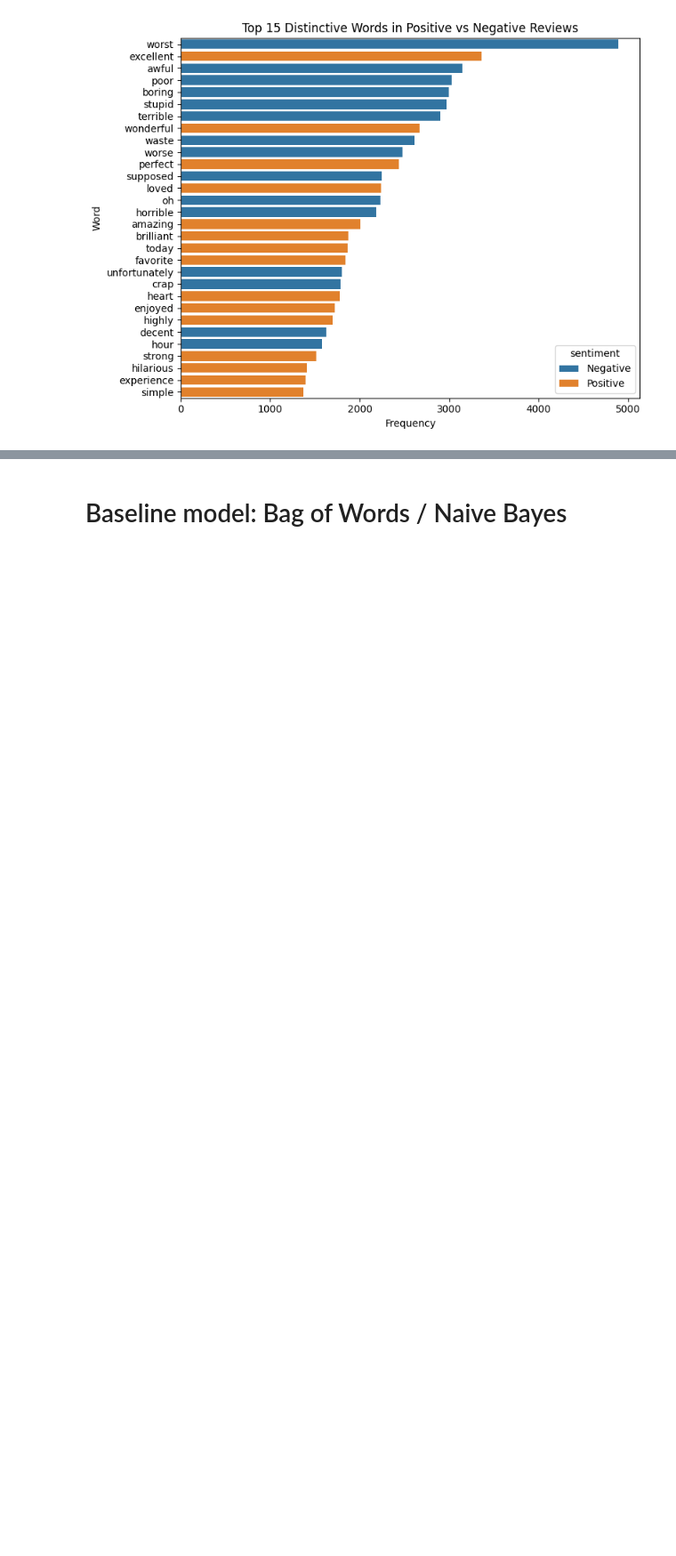
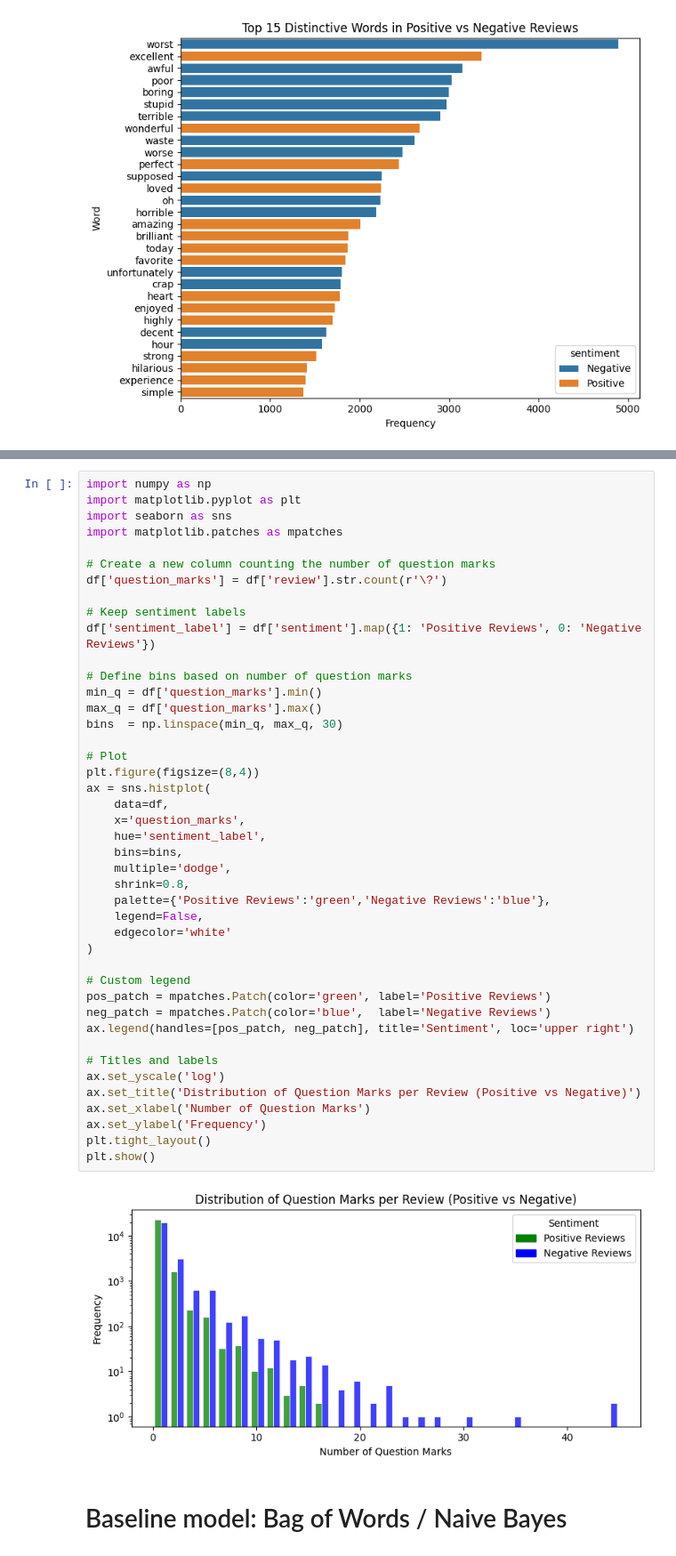
Before and after one commit to mmcphie04/nlp-sentiment-analysis, a Jupyter notebook: milestone3.ipynb, the cells around one changed output, grey strips where cells are left out. Shown: that part at 89% size. Cells and saved outputs as stored; diff of their text form; blank space fills up the shorter version.

```diff
--- a/milestone3.ipynb
+++ b/milestone3.ipynb
@@ -215,3 +251,48 @@ plt.show()
+# %%
+import numpy as np
+import matplotlib.pyplot as plt
+import seaborn as sns
+import matplotlib.patches as mpatches
+
+# Create a new column counting the number of question marks
+df['question_marks'] = df['review'].str.count(r'\?')
+
+# Keep sentiment labels
+df['sentiment_label'] = df['sentiment'].map({1: 'Positive Reviews', 0: 'Negative Reviews'})
+
+# Define bins based on number of question marks
+min_q = df['question_marks'].min()
+max_q = df['question_marks'].max()
+bins  = np.linspace(min_q, max_q, 30)
+
+# Plot
+plt.figure(figsize=(8,4))
+ax = sns.histplot(
+    data=df,
+    x='question_marks',
+    hue='sentiment_label',
+    bins=bins,
+    multiple='dodge',
+    shrink=0.8,
+    palette={'Positive Reviews':'green','Negative Reviews':'blue'},
+    legend=False,
+    edgecolor='white'
+)
+
+# Custom legend
+pos_patch = mpatches.Patch(color='green', label='Positive Reviews')
+neg_patch = mpatches.Patch(color='blue',  label='Negative Reviews')
+ax.legend(handles=[pos_patch, neg_patch], title='Sentiment', loc='upper right')
+
+# Titles and labels
+ax.set_yscale('log')
+ax.set_title('Distribution of Question Marks per Review (Positive vs Negative)')
+ax.set_xlabel('Number of Question Marks')
+ax.set_ylabel('Frequency')
+plt.tight_layout()
+plt.show()
+# %% [output]
+[figure, added]
 # %% [markdown]
 # Baseline model: Bag of Words / Naive Bayes
 # %%
```
Also changed, not shown: parts of 1 cell of this notebook.
